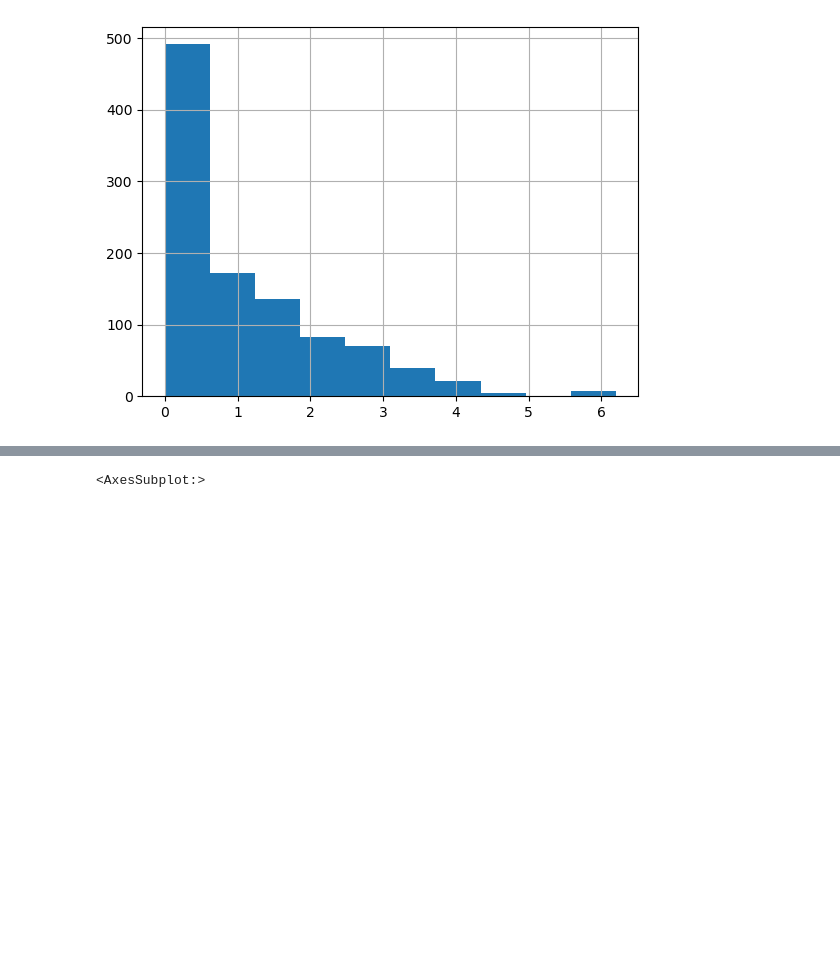
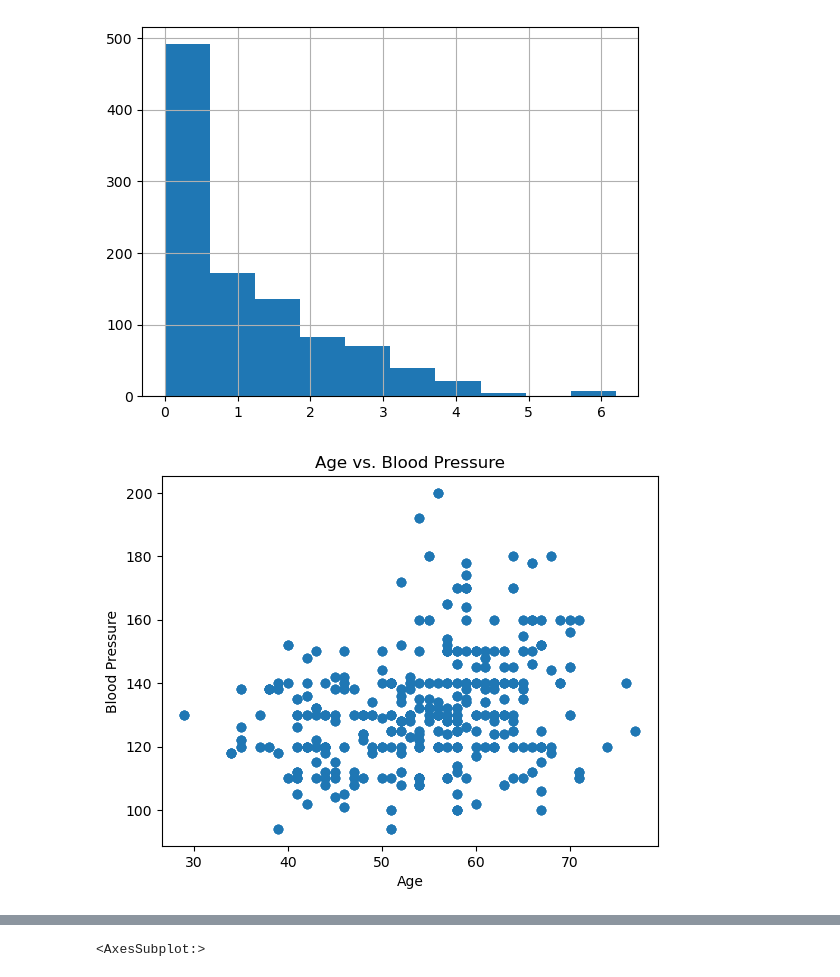
Before and after one commit to FiNiX-GaMmA/heart_diesease_ml_project, a Jupyter notebook: heart-disease-prediction-workbench.ipynb, the cells around one changed output, grey strips where cells are left out. Drawn from its saved outputs; the diff is of its cells as text; code cells hidden in the pictures; blank space fills up the shorter version.

```diff
--- a/heart-disease-prediction-workbench.ipynb
+++ b/heart-disease-prediction-workbench.ipynb
@@ -136,3 +136,16 @@ data['oldpeak'].hist()
 # %% [output]
 <AxesSubplot:>
 [figure]
+# %%
+# Create a scatter plot of age vs. blood pressure
+plt.scatter(data["age"], data["trestbps"])
+
+# Add a title and labels to the plot
+plt.title("Age vs. Blood Pressure")
+plt.xlabel("Age")
+plt.ylabel("Blood Pressure")
+
+# Show the plot
+plt.show()
+# %% [output]
+[figure, added]
```
Also changed, not shown: parts of 3 cells of this notebook.
